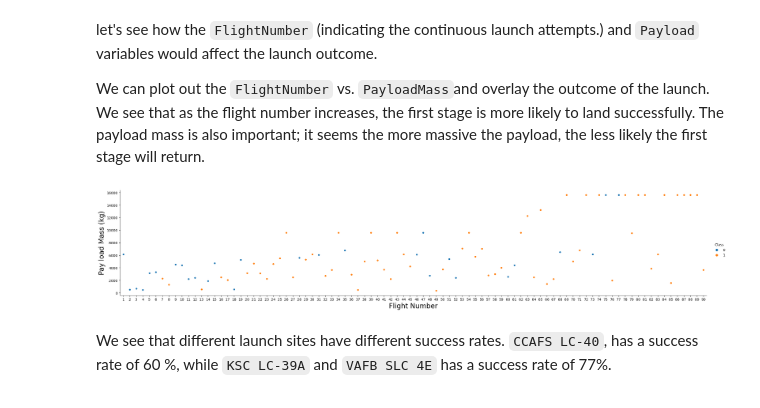
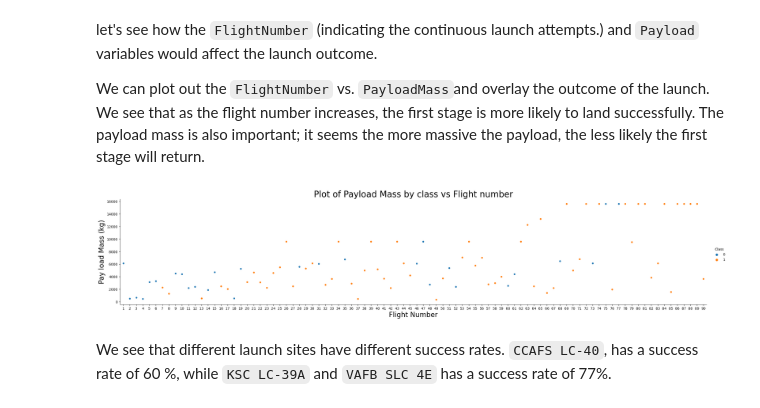
Before and after one commit to SharmisthaKundu98/Data_Science_portfolio, a Jupyter notebook: Spacex_project/eda_with_visualization.ipynb, the cells around one changed output. Cells and saved outputs as stored; diff of their text form; code cells hidden in the pictures.

```diff
--- a/Spacex_project/eda_with_visualization.ipynb
+++ b/Spacex_project/eda_with_visualization.ipynb
@@ -45,10 +47,11 @@ We can plot out the <code>FlightNumber</code> vs. <code>PayloadMass</code>and ov
 # %%
 sns.catplot( x="FlightNumber",y="PayloadMass", hue="Class", data=df, aspect = 5)
 plt.xlabel("Flight Number",fontsize=20)
 plt.ylabel("Pay load Mass (kg)",fontsize=20)
+plt.title("Plot of Payload Mass by class vs Flight number",fontsize = 25)
 plt.show()
 # %% [output]
-[figure, old version]
+[figure, new version]
 # %% [markdown]
 We see that different launch sites have different success rates.  <code>CCAFS LC-40</code>, has a success rate of 60 %, while  <code>KSC LC-39A</code> and <code>VAFB SLC 4E</code> has a success rate of 77%.
 # %% [markdown]
```
Also changed, not shown: parts of 15 cells of this notebook, 1 other file.
